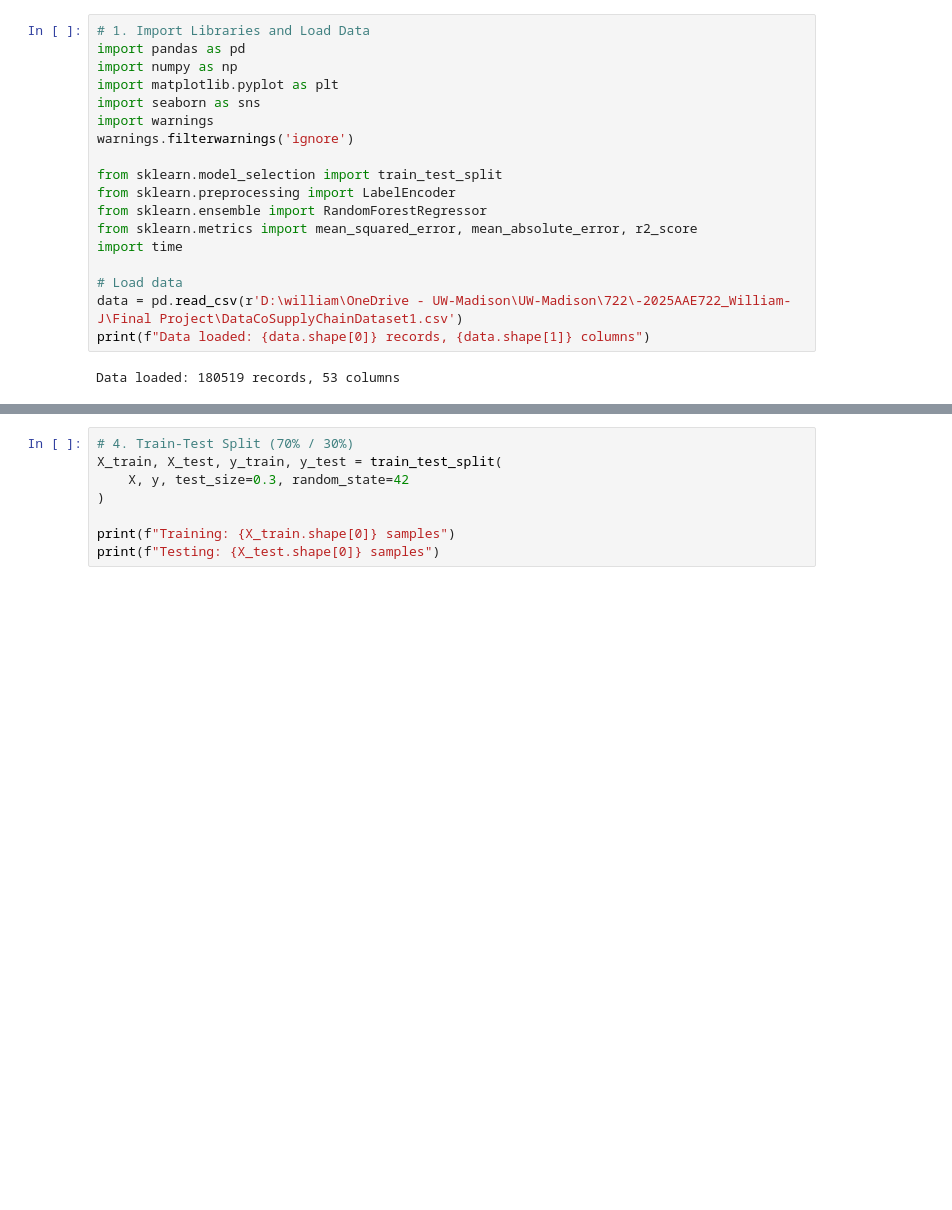
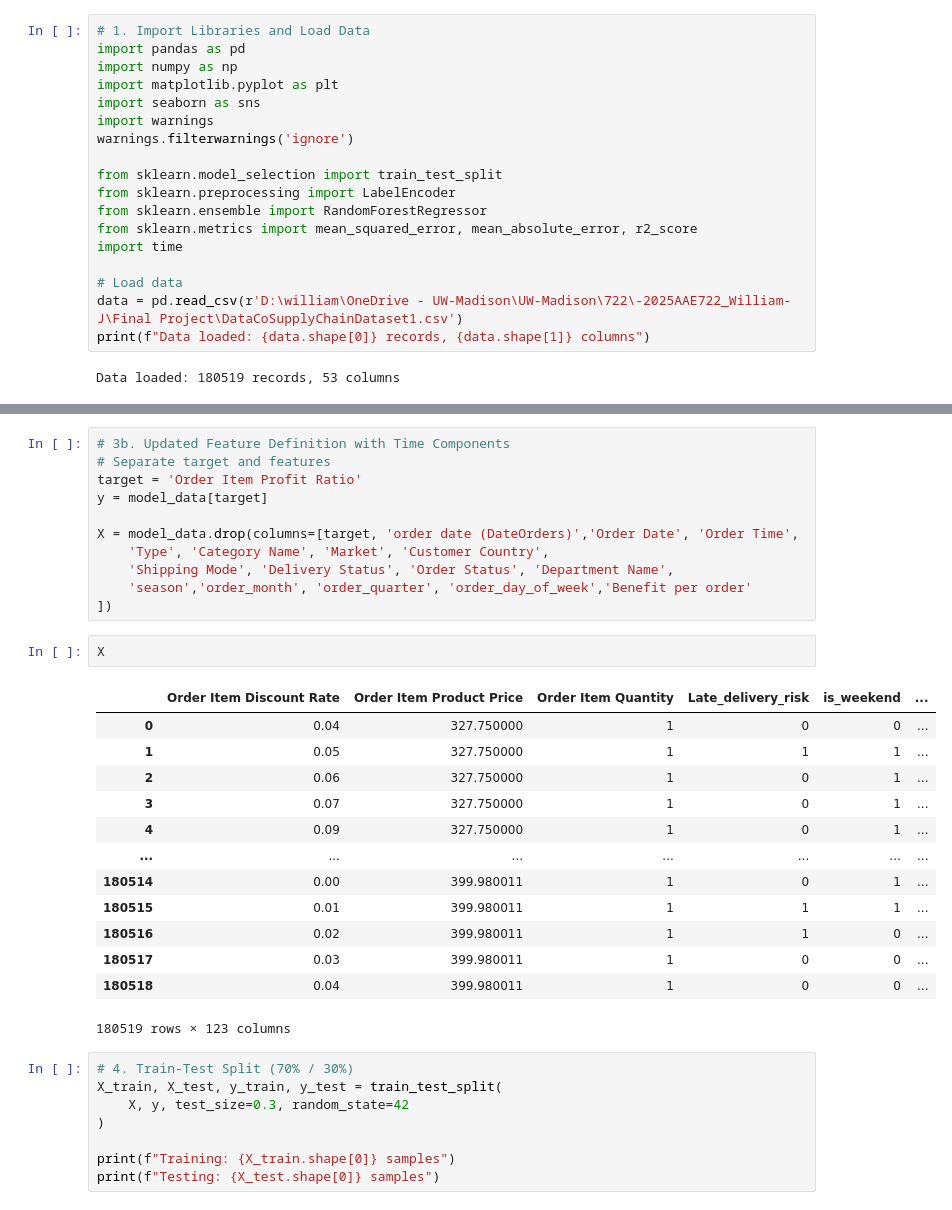
Before and after one commit to WilliamJhong/2025AAE722_William-J, a Jupyter notebook: Final Project/Profit_Prediction_Clean.ipynb, the cells around one changed output, grey strips where cells are left out. Drawn from its saved outputs; the diff is of its cells as text; blank space fills up the shorter version.

```diff
--- a/Final Project/Profit_Prediction_Clean.ipynb
+++ b/Final Project/Profit_Prediction_Clean.ipynb
@@ -294,3 +495,30 @@ Weekend effect magnitude: 0.001308
+# %%
+# 3b. Updated Feature Definition with Time Components
+# Separate target and features
+target = 'Order Item Profit Ratio'
+y = model_data[target]
+
+X = model_data.drop(columns=[target, 'order date (DateOrders)','Order Date', 'Order Time',
+    'Type', 'Category Name', 'Market', 'Customer Country',
+    'Shipping Mode', 'Delivery Status', 'Order Status', 'Department Name',
+    'season','order_month', 'order_quarter', 'order_day_of_week','Benefit per order'
+])
+# %%
+X
+# %% [output]
+|  | Order Item Discount Rate | Order Item Product Price | Order Item Quantity | Late_delivery_risk | is_weekend | ... |
+| 0 | 0.04 | 327.750000 | 1 | 0 | 0 | ... |
+| 1 | 0.05 | 327.750000 | 1 | 1 | 1 | ... |
+| 2 | 0.06 | 327.750000 | 1 | 0 | 1 | ... |
+| 3 | 0.07 | 327.750000 | 1 | 0 | 1 | ... |
+| 4 | 0.09 | 327.750000 | 1 | 0 | 1 | ... |
+| ... | ... | ... | ... | ... | ... | ... |
+| 180514 | 0.00 | 399.980011 | 1 | 0 | 1 | ... |
+| 180515 | 0.01 | 399.980011 | 1 | 1 | 1 | ... |
+| 180516 | 0.02 | 399.980011 | 1 | 1 | 0 | ... |
+| 180517 | 0.03 | 399.980011 | 1 | 0 | 0 | ... |
+| 180518 | 0.04 | 399.980011 | 1 | 0 | 0 | ... |
+180519 rows × 123 columns
 # %%
 # 4. Train-Test Split (70% / 30%)
 X_train, X_test, y_train, y_test = train_test_split(
```
Also changed, not shown: parts of 31 cells of this notebook, 2 other files.
